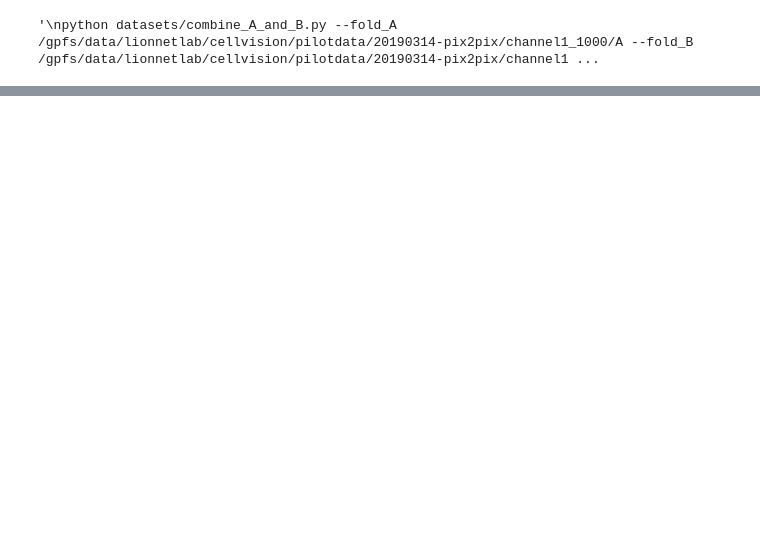
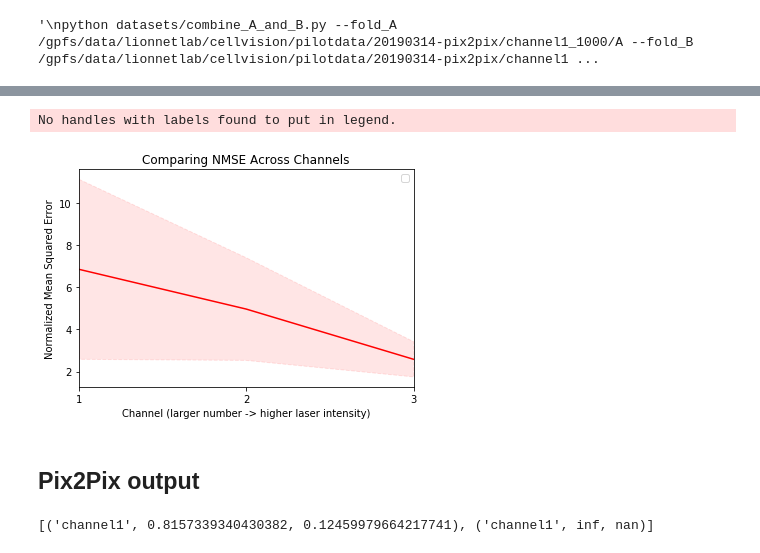
Before and after one commit to NYU-CDS-Capstone-Project/CellVision, a Jupyter notebook: notebooks/pix2pix_for_0314_imgs.ipynb, the cells around one changed output, grey strips where cells are left out. Cells and saved outputs as stored; diff of their text form; code cells hidden in the pictures; blank space fills up the shorter version.

```diff
--- a/notebooks/pix2pix_for_0314_imgs.ipynb
+++ b/notebooks/pix2pix_for_0314_imgs.ipynb
@@ -57,0 +100,56 @@ Performing channel3 comparison
+# %%
+# Comparing MSE
+import operator
+from numpy import array
+nmse_means = array([x[1] for x in comp_channel_nmse])
+nmse_stds = array([x[2] for x in comp_channel_nmse])
+
+plt.plot(list(range(1, 4)), nmse_means[0:5], color='red')
+
+plt.fill_between(list(range(1, 4)), nmse_means + nmse_stds, np.subtract(nmse_means, nmse_stds),
+                 color="red", linestyle="--", alpha=0.1)
+
+
+plt.title('Comparing NMSE Across Channels')
+plt.legend(loc = 'upper right')
+# plt.ylim([0, 1])
+plt.xlim([1, 3])
+plt.axes().set_xticks(list(range(1, 4)), minor=False)
+
+plt.ylabel('Normalized Mean Squared Error')
+plt.xlabel('Channel (larger number -> higher laser intensity)')
+plt.show()
+# %% [output]
+No handles with labels found to put in legend.
+[figure, added]
+# %% [markdown]
+## Pix2Pix output
+# %%
+def get_pix2pix_comps(channel, phase):
+    comp_dir = '/home/dg3047/capstone/pytorch-CycleGAN-and-pix2pix/results/cellvision0314_{}_1000/{}_latest/images'.format(channel, phase)
+    real_B_channel_img_paths = glob.glob('{}/*real_B.png'.format(comp_dir, channel))
+    channel_ssims = []
+    channel_nmses = []
+    for real_B_channel_img_path in real_B_channel_img_paths:
+#         fake_B_channel_img_path = real_B_channel_img_path.replace('real_B', 'fake_B')
+        fake_B_channel_img_path = real_B_channel_img_path.replace('real_B', 'real_A')
+        real_B_img = io.imread(real_B_channel_img_path, cv2.COLOR_BGR2GRAY)
+        fake_B_img = io.imread(fake_B_channel_img_path, cv2.COLOR_BGR2GRAY)
+        real_B_img = img_as_float(real_B_img)
+        fake_B_img = img_as_float(fake_B_img)
+        _min = real_B_img.min()
+        _max = real_B_img.max()
+        channel_ssim = compare_ssim(fake_B_img, real_B_img, data_range=_max-_min)
+        channel_ssims.append(channel_ssim)
+        channel_nmse = compare_nrmse(fake_B_img, real_B_img)
+        channel_nmses.append(channel_nmse)
+    channel_mean = statistics.mean(channel_ssims)
+    channel_std = statistics.stdev(channel_ssims)
+    channel_nmse = statistics.mean(channel_nmses)
+    channel_nmse_std = statistics.stdev(channel_nmses)
+    return [ (channel, channel_mean, channel_std), (channel, channel_nmse, channel_nmse_std)]
+
+something = get_pix2pix_comps('channel1', 'val')
+print(something)
+# %% [output]
+[('channel1', 0.8157339340430382, 0.12459979664217741), ('channel1', inf, nan)]
```
Also changed, not shown: parts of 5 cells of this notebook.
